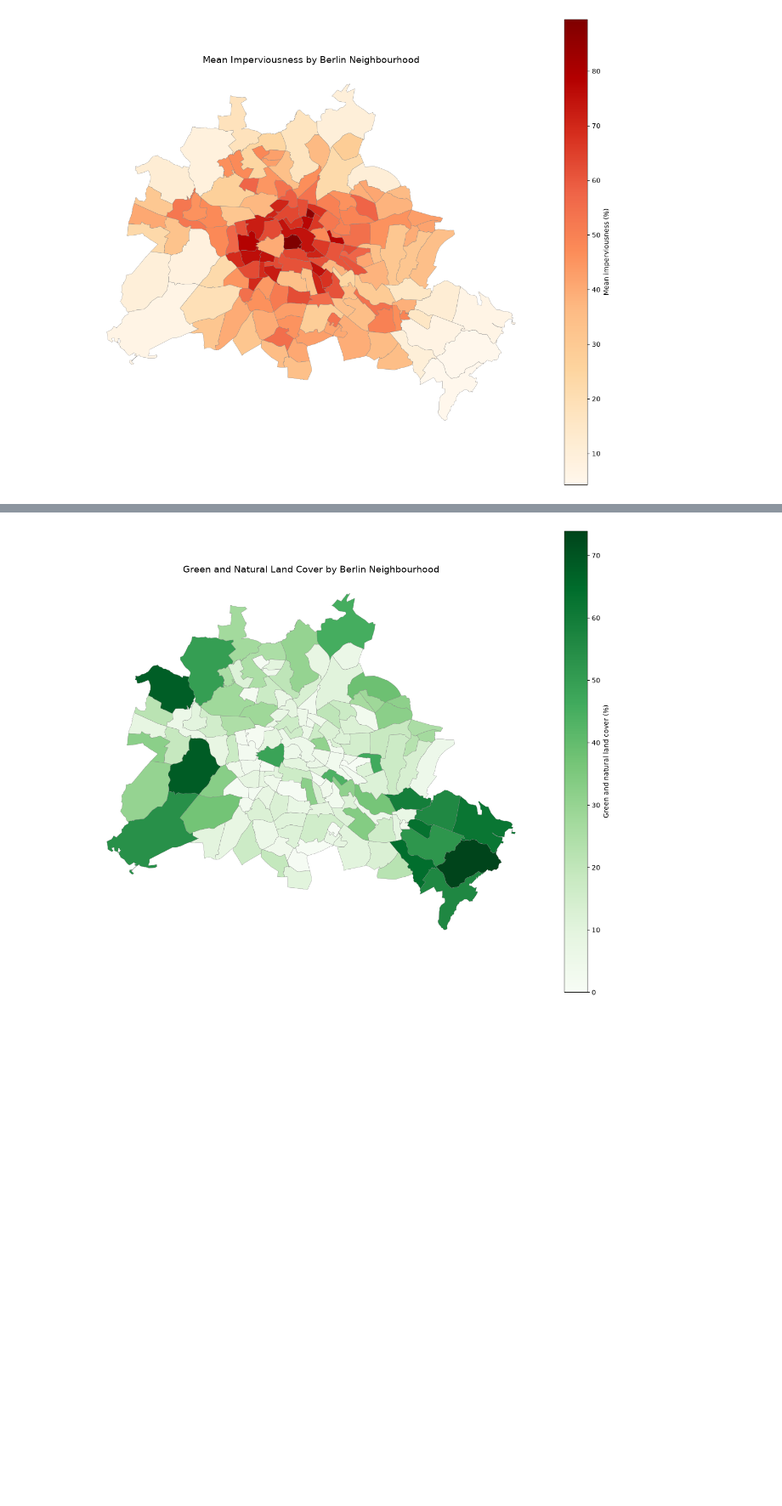
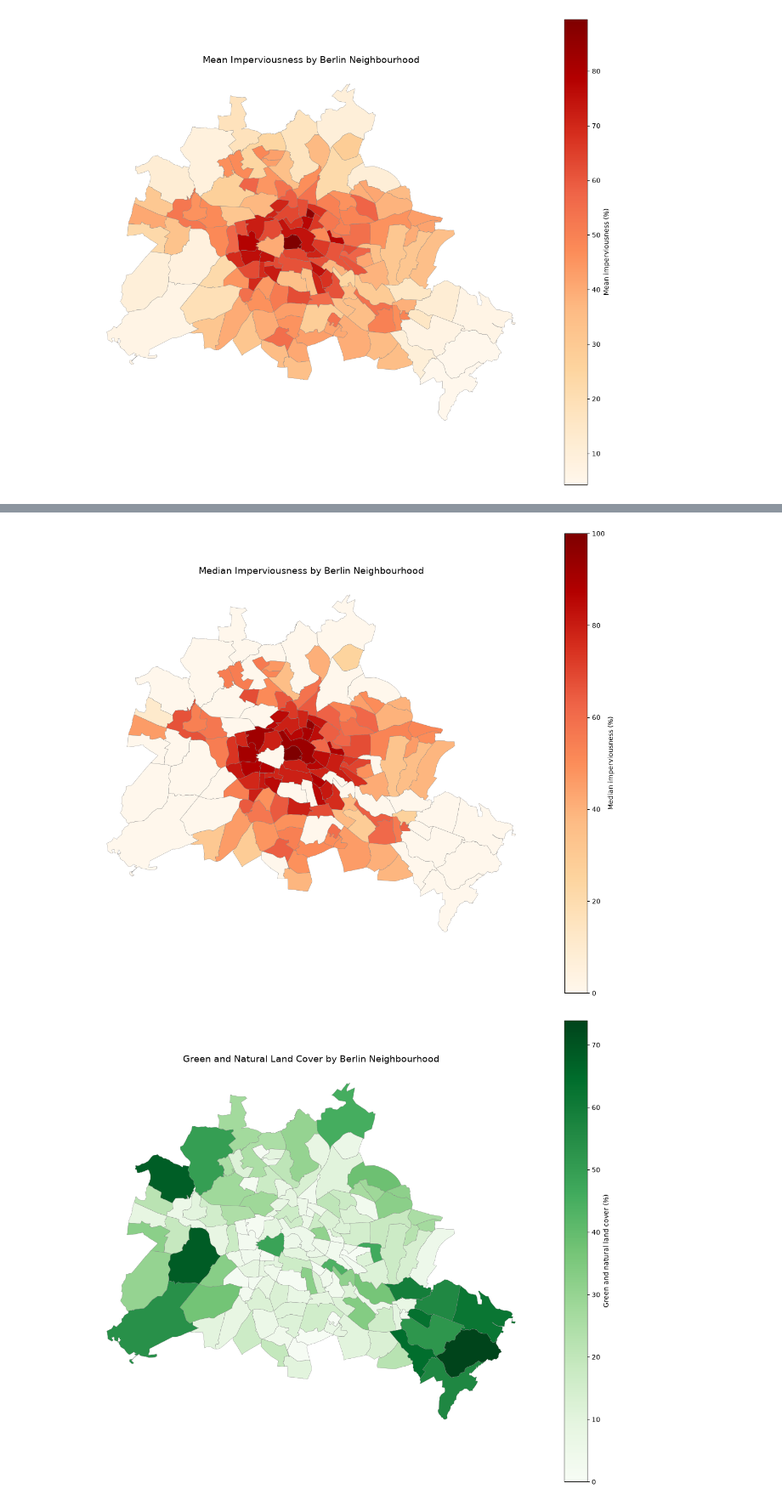
Before and after one commit to lodimarcello/Capstone_project_Lorenzo, a Jupyter notebook: copernicus_imperv_exploration.ipynb, the cells around one changed output, grey strips where cells are left out. Shown at 85% size. Drawn from its saved outputs; the diff is of its cells as text; code cells hidden in the pictures; blank space fills up the shorter version.

```diff
--- a/copernicus_imperv_exploration.ipynb
+++ b/copernicus_imperv_exploration.ipynb
@@ -880,3 +957,28 @@ plt.show()
+# %%
+fig, ax = plt.subplots(figsize=(12, 10))
+
+lor_land_cover_imperviousness.plot(
+    column="imperviousness_median",
+    cmap="OrRd",
+    linewidth=0.3,
+    edgecolor="grey",
+    legend=True,
+    legend_kwds={
+        "label": "Median imperviousness (%)"
+    },
+    ax=ax
+)
+
+ax.set_title(
+    "Median Imperviousness by Berlin Neighbourhood",
+    fontsize=14
+)
+
+ax.set_axis_off()
+plt.tight_layout()
+plt.show()
+# %% [output]
+[figure, added]
 # %%
 # checking green areas percentage
 fig, ax = plt.subplots(figsize=(12, 10))
```
Also changed, not shown: parts of 3 cells of this notebook, 8 other files.
